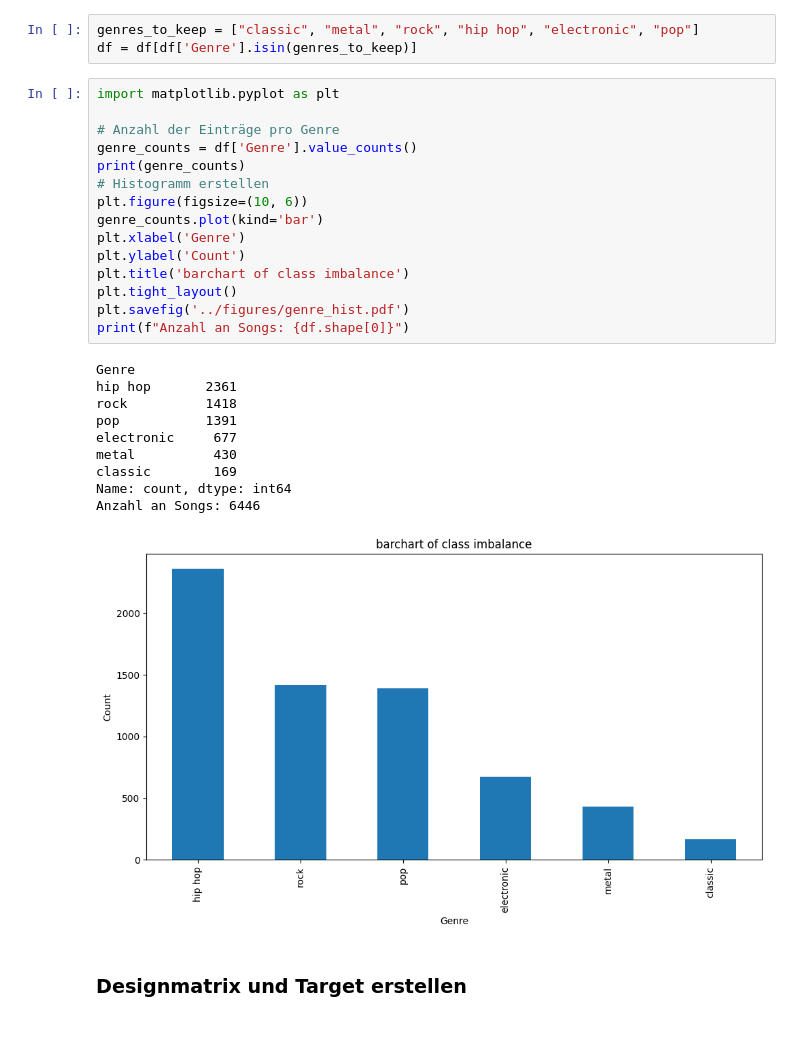
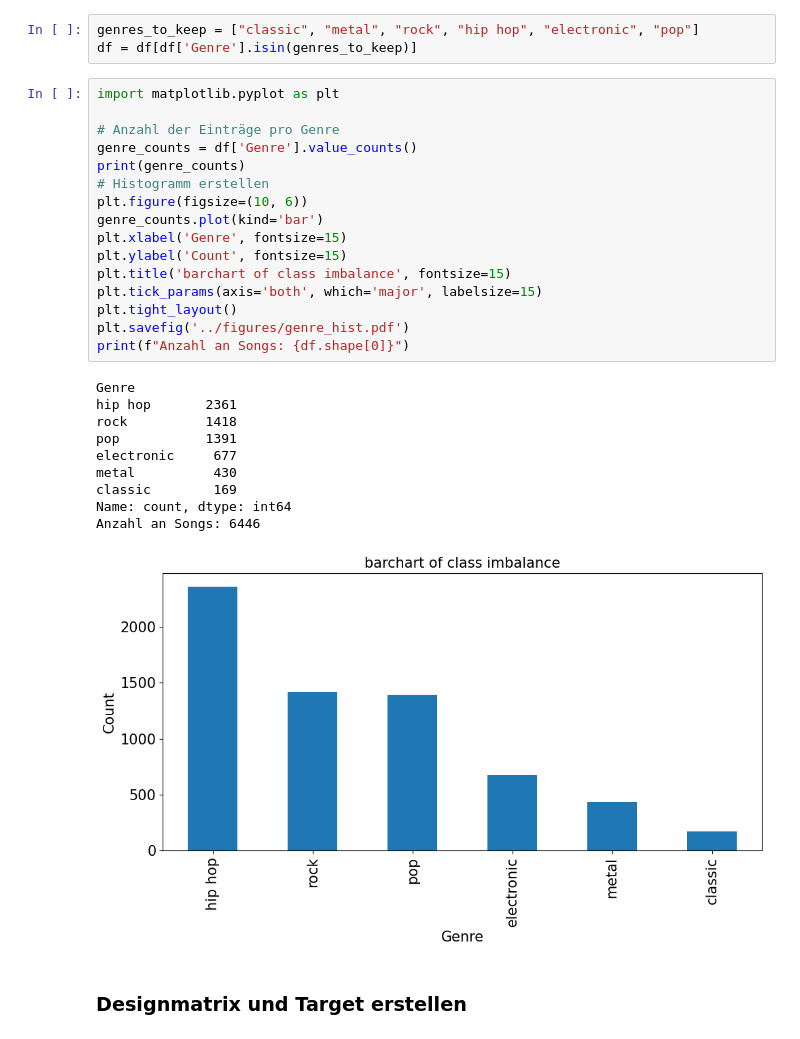
Before and after one commit to Henry-Kr15/TheGenreFactor, a Jupyter notebook: scripts/NN_final.ipynb, the cells around one changed output. Cells and saved outputs as stored; diff of their text form.

```diff
--- a/scripts/NN_final.ipynb
+++ b/scripts/NN_final.ipynb
@@ -31,29 +28,30 @@ df = df[df['Genre'].isin(genres_to_keep)]
 # %%
 import matplotlib.pyplot as plt
 
 # Anzahl der Einträge pro Genre
 genre_counts = df['Genre'].value_counts()
 print(genre_counts)
 # Histogramm erstellen
 plt.figure(figsize=(10, 6))
 genre_counts.plot(kind='bar')
-plt.xlabel('Genre')
-plt.ylabel('Count')
-plt.title('barchart of class imbalance')
+plt.xlabel('Genre', fontsize=15)
+plt.ylabel('Count', fontsize=15)
+plt.title('barchart of class imbalance', fontsize=15)
+plt.tick_params(axis='both', which='major', labelsize=15)
 plt.tight_layout()
 plt.savefig('../figures/genre_hist.pdf')
 print(f"Anzahl an Songs: {df.shape[0]}")
 # %% [output]
 Genre
 hip hop       2361
 rock          1418
 pop           1391
 electronic     677
 metal          430
 classic        169
 Name: count, dtype: int64
 Anzahl an Songs: 6446
-[figure, old version]
+[figure, new version]
 # %% [markdown]
 ### Designmatrix und Target erstellen
 # %%
```
Also changed, not shown: parts of 9 cells of this notebook, 3 other files.
